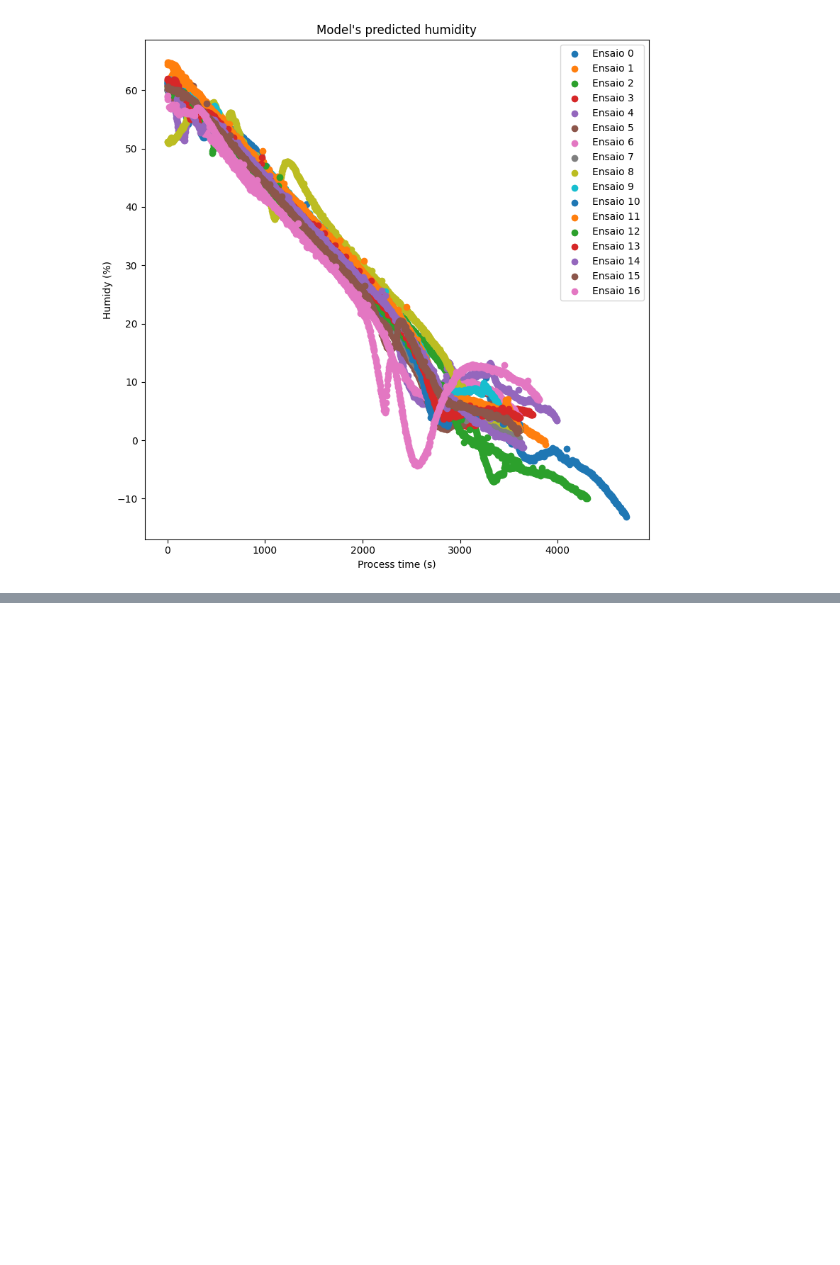
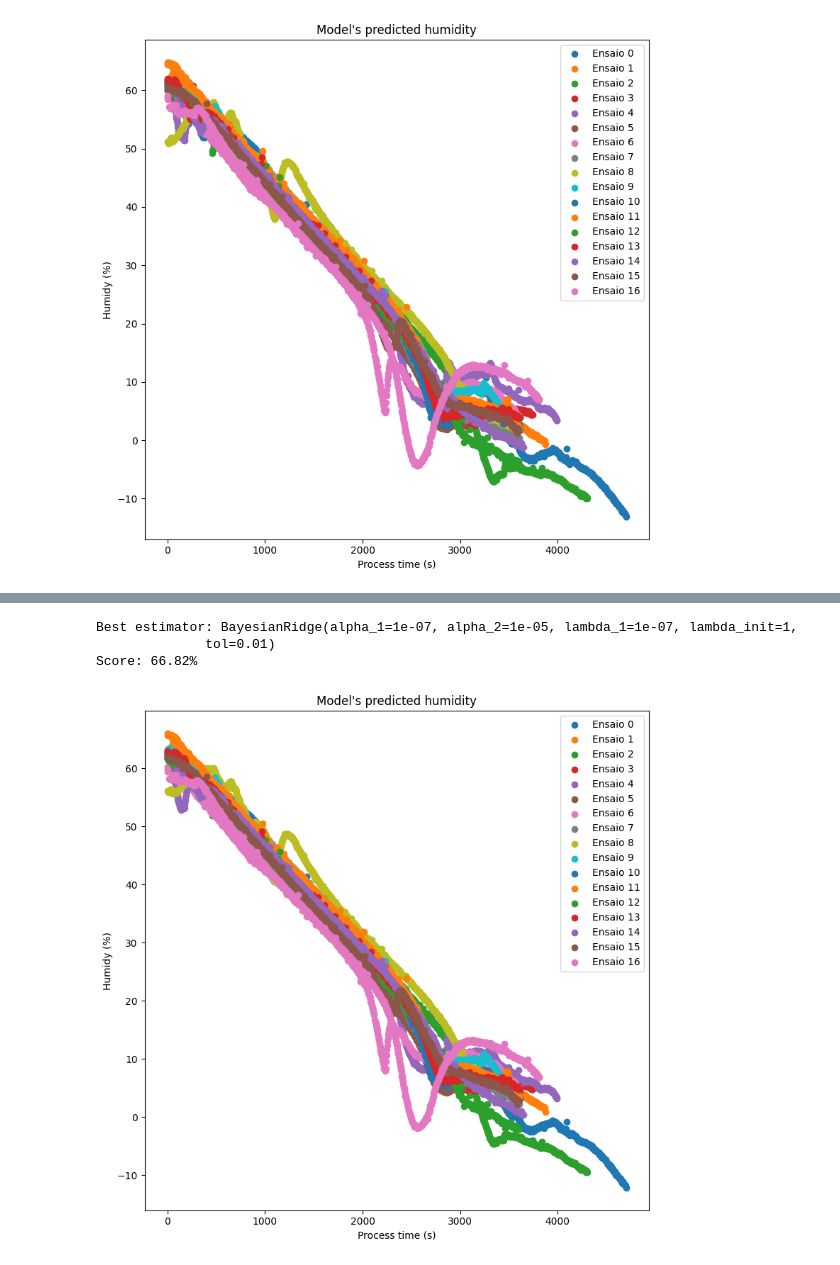
Before and after one commit to Raphael-Marchetti-Calciolari/projects-tcc-imt-2023, a Jupyter notebook: scripts/models_v2.ipynb, the cells around one changed output, grey strips where cells are left out. Drawn from its saved outputs; the diff is of its cells as text; code cells hidden in the pictures; blank space fills up the shorter version.

Commit message:
Finalizadas implementações dos modelos

```diff
--- a/scripts/models_v2.ipynb
+++ b/scripts/models_v2.ipynb
@@ -341,0 +360,27 @@ Score: 65.66%
+# %%
+from sklearn.model_selection import RandomizedSearchCV
+from sklearn.linear_model import BayesianRidge
+
+base_estimator = BayesianRidge()
+param_grid = {
+    'alpha_1': [1e-07, 1e-06, 1e-05],
+    'alpha_2': [1e-07, 1e-06, 1e-05],
+    'compute_score': [True, False],
+    'copy_X': [True, False],
+    'fit_intercept': [True, False],
+    'lambda_1': [1e-07, 1e-06, 1e-05],
+    'lambda_2': [1e-07, 1e-06, 1e-05],
+    'lambda_init': [0.1, 1, 10],
+    'tol': [0.0001, 0.001, 0.01],
+}
+
+clf = RandomizedSearchCV(base_estimator, param_grid, cv=cv)
+clf.fit(X_train, y_train)
+
+print(f'Best estimator: {clf.best_estimator_}\nScore: {clf.best_score_*100:.2f}%')
+plot_essay_predictions()
+# %% [output]
+Best estimator: BayesianRidge(alpha_1=1e-07, alpha_2=1e-05, lambda_1=1e-07, lambda_init=1,
+              tol=0.01)
+Score: 66.82%
+[figure, added]
```
Also changed, not shown: parts of 14 cells of this notebook.
